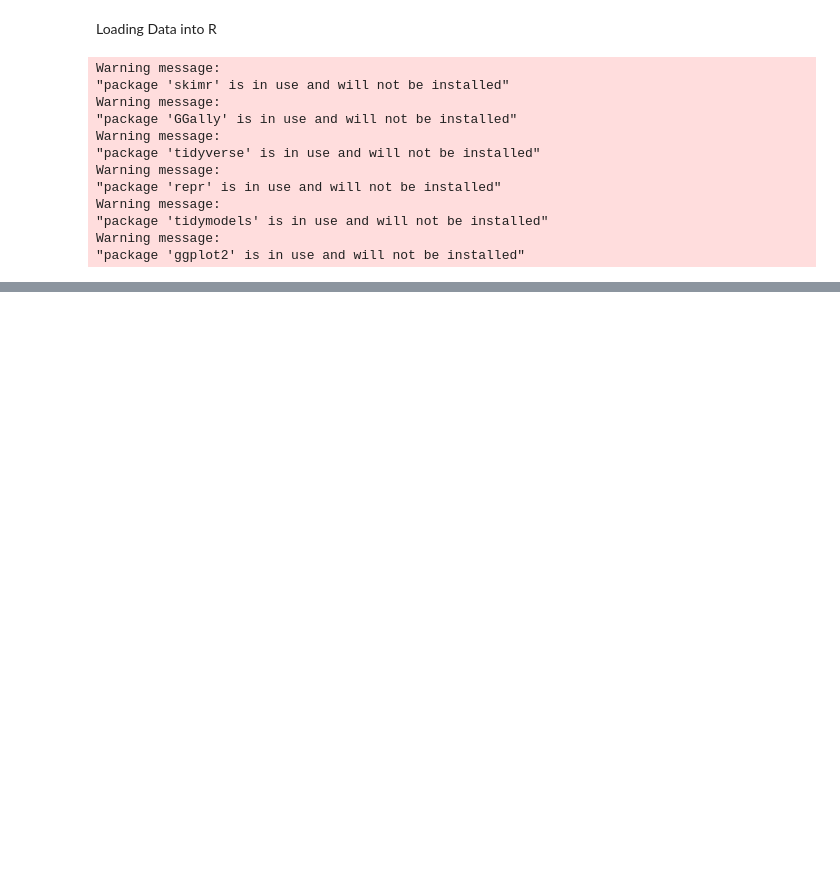
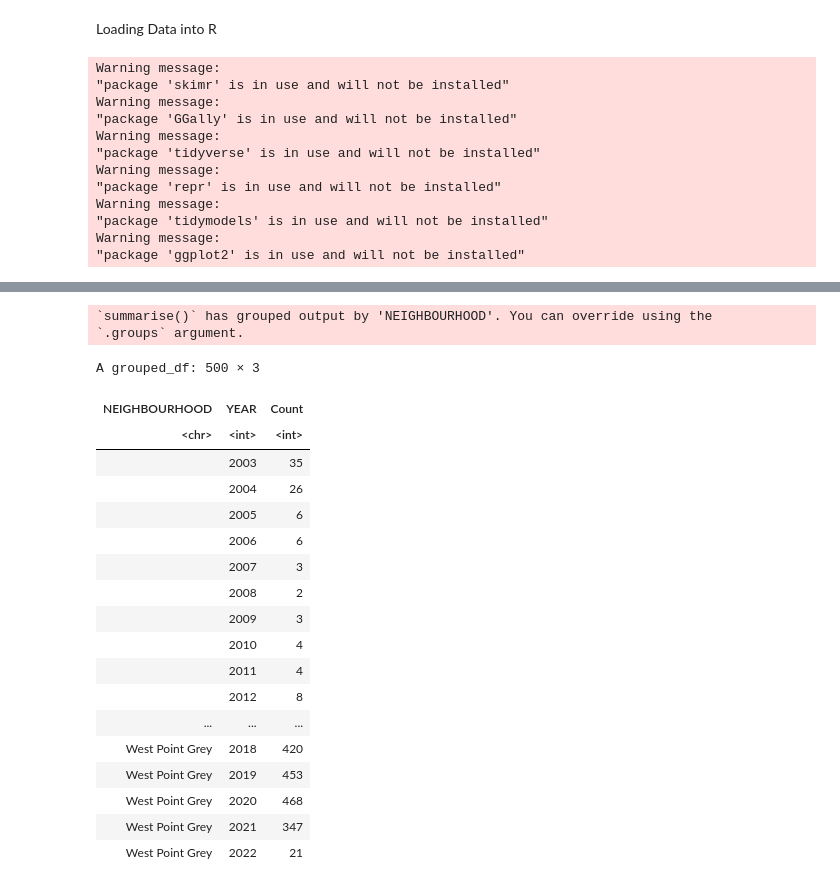
Before and after one commit to Utsav02/VancouverCrimeSTAT201, a Jupyter notebook: ProjectFile.ipynb, the cells around one changed output, grey strips where cells are left out. Saved outputs shown, nothing was run; the diff lists cells and outputs as text; code cells hidden in the pictures; blank space fills up the shorter version.

```diff
--- a/ProjectFile.ipynb
+++ b/ProjectFile.ipynb
@@ -195,3 +162,30 @@ A data.frame: 6 × 3
+# %%
+NeighbourhoodYearGrouped <- vancouver_crime %>%
+group_by(NEIGHBOURHOOD,YEAR)%>%
+summarize(Count = n())
+NeighbourhoodYearGrouped
+# %% [output]
+`summarise()` has grouped output by 'NEIGHBOURHOOD'. You can override using the
+`.groups` argument.
+A grouped_df: 500 × 3
+| NEIGHBOURHOOD | YEAR | Count |
+| <chr> | <int> | <int> |
+|  | 2003 | 35 |
+|  | 2004 | 26 |
+|  | 2005 | 6 |
+|  | 2006 | 6 |
+|  | 2007 | 3 |
+|  | 2008 | 2 |
+|  | 2009 | 3 |
+|  | 2010 | 4 |
+|  | 2011 | 4 |
+|  | 2012 | 8 |
+| ... | ... | ... |
+| West Point Grey | 2018 | 420 |
+| West Point Grey | 2019 | 453 |
+| West Point Grey | 2020 | 468 |
+| West Point Grey | 2021 | 347 |
+| West Point Grey | 2022 | 21 |
 # %%
 data_tidy_1 <- pivot_wider(YearGrouped,
   names_from = TYPE,
```
Also changed, not shown: parts of 12 cells of this notebook.
